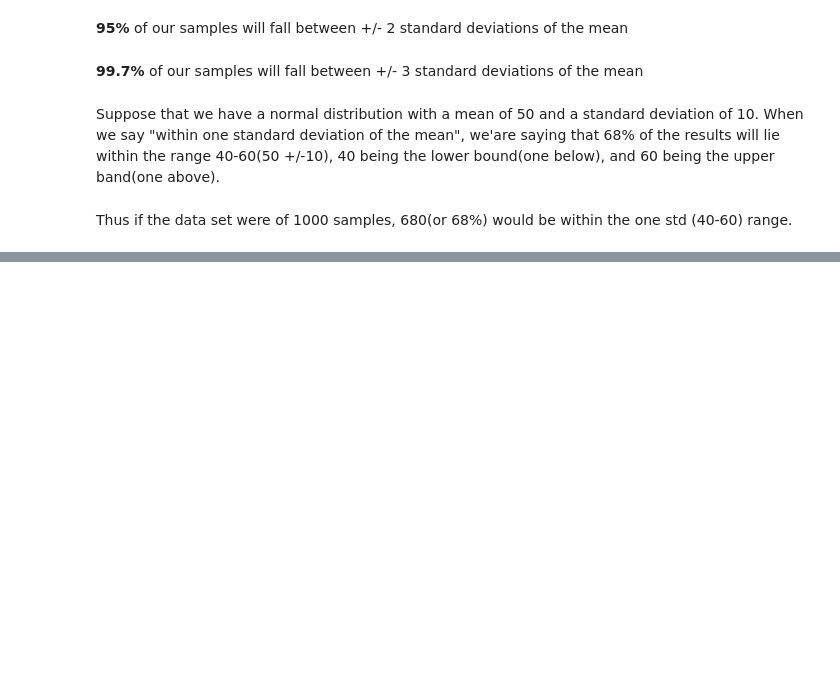
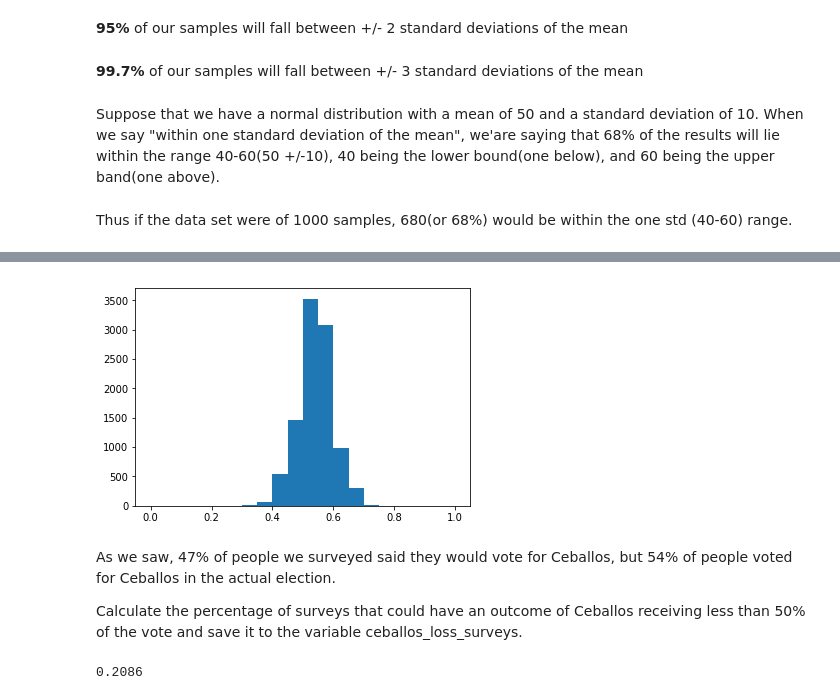
Before and after one commit to TheBoyMoe/DataScience-Repo, a Jupyter notebook: CodeAcademy-Data-Science/03-NumPy/notes/04-statistical-distributions-with-numpy.ipynb, the cells around one changed output, grey strips where cells are left out. Cells and saved outputs as stored; diff of their text form; code cells hidden in the pictures; blank space fills up the shorter version.

```diff
--- a/CodeAcademy-Data-Science/03-NumPy/notes/04-statistical-distributions-with-numpy.ipynb
+++ b/CodeAcademy-Data-Science/03-NumPy/notes/04-statistical-distributions-with-numpy.ipynb
@@ -129,0 +199,5 @@ Thus if the data set were of 1000 samples, 680(or 68%) would be within the one s
+# %%
+survey_responses = ['Ceballos', 'Kerrigan', 'Ceballos', 'Ceballos', 'Ceballos','Kerrigan', 'Kerrigan', 'Ceballos', 'Ceballos', 'Ceballos',
+'Kerrigan', 'Kerrigan', 'Ceballos', 'Ceballos', 'Kerrigan', 'Kerrigan', 'Ceballos', 'Ceballos', 'Kerrigan', 'Kerrigan', 'Kerrigan', 'Kerrigan', 'Kerrigan', 'Kerrigan', 'Ceballos', 'Ceballos', 'Ceballos', 'Ceballos', 'Ceballos', 'Ceballos',
+'Kerrigan', 'Kerrigan', 'Ceballos', 'Ceballos', 'Ceballos', 'Kerrigan', 'Kerrigan', 'Ceballos', 'Ceballos', 'Kerrigan', 'Kerrigan', 'Ceballos', 'Ceballos', 'Kerrigan', 'Kerrigan', 'Kerrigan', 'Kerrigan', 'Kerrigan', 'Kerrigan', 'Ceballos',
+'Kerrigan', 'Kerrigan', 'Ceballos', 'Ceballos', 'Ceballos', 'Kerrigan', 'Kerrigan', 'Ceballos', 'Ceballos', 'Kerrigan', 'Kerrigan', 'Ceballos', 'Ceballos', 'Kerrigan', 'Kerrigan', 'Kerrigan', 'Kerrigan', 'Kerrigan', 'Kerrigan', 'Ceballos']
@@ -129,0 +227,3 @@ Thus if the data set were of 1000 samples, 680(or 68%) would be within the one s
+# %%
+possible_surveys = np.random.binomial(len(survey_responses), 0.54, 10000)/70.
+print(possible_surveys)
@@ -129,0 +238,19 @@ Thus if the data set were of 1000 samples, 680(or 68%) would be within the one s
+# %%
+# since we're plotting percentages, set the range from 0-1 since all percentages will fall within this range
+plt.hist(possible_surveys, range=(0,1), bins=20)
+plt.show()
+# %% [output]
+[figure, added]
+# %% [markdown]
+As we saw, 47% of people we surveyed said they would vote for Ceballos, but 54% of people voted for Ceballos in the actual election.
+
+Calculate the percentage of surveys that could have an outcome of Ceballos receiving less than 50% of the vote and save it to the variable ceballos_loss_surveys.
+# %%
+# possible_surveys_length = float(len(possible_surveys))
+# incorrect_predictions = len(possible_surveys[possible_surveys < 0.5])
+# ceballos_loss_surveys = incorrect_predictions / possible_surveys_length
+
+ceballos_loss_surveys = np.mean(possible_surveys < 0.5) # % chance that we get the wrong prediction
+print(ceballos_loss_surveys)
+# %% [output]
+0.2086
```
Also changed, not shown: parts of 31 cells of this notebook.
